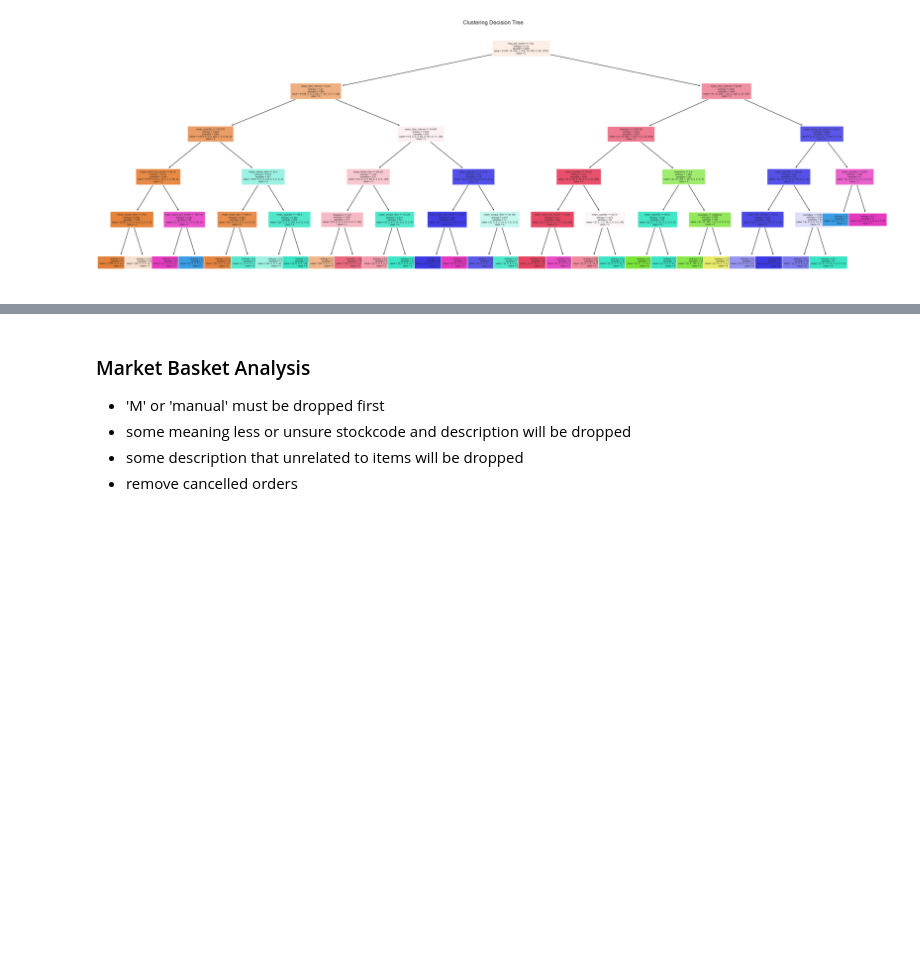
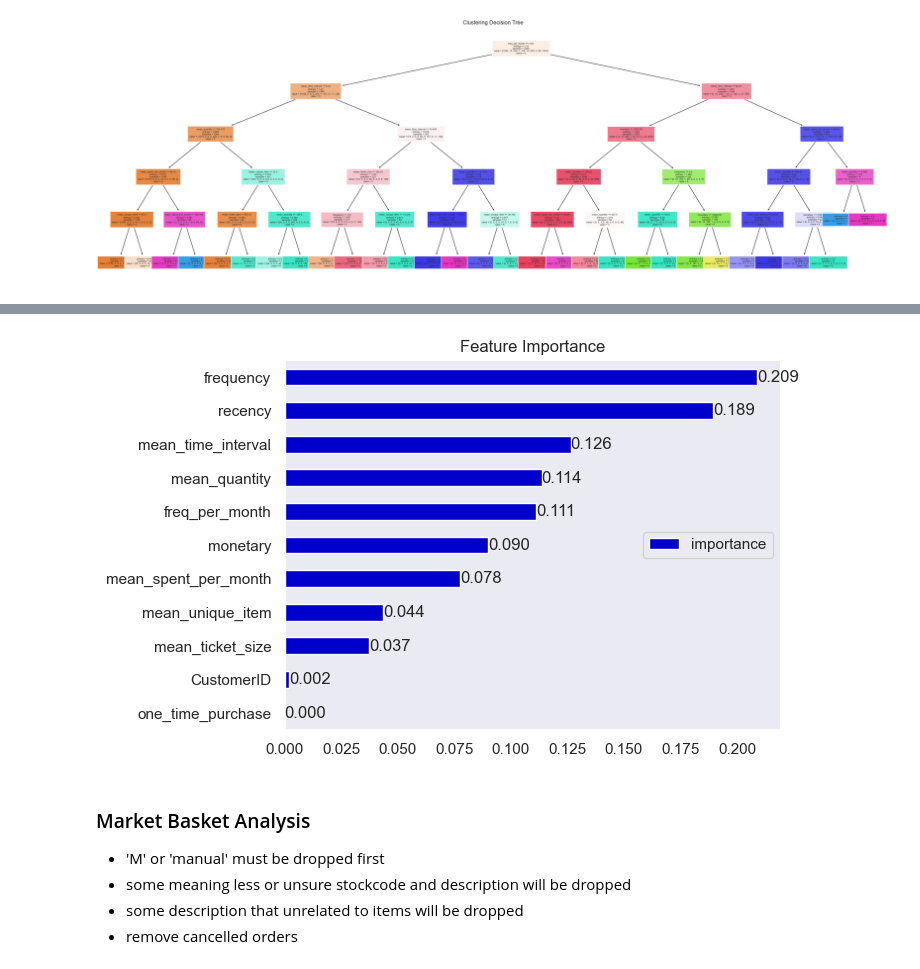
Before and after one commit to patcha-ranat/Ecommerce-Invoice-End-to-end, a Jupyter notebook: model_dev.ipynb, the cells around one changed output, grey strips where cells are left out. Cells and saved outputs as stored; diff of their text form; code cells hidden in the pictures; blank space fills up the shorter version.

```diff
--- a/model_dev.ipynb
+++ b/model_dev.ipynb
@@ -617,0 +622,18 @@ plt.show()
+# %%
+model = XGBClassifier()
+params_dist = {
+    "n_estimators": [100, 200, 300, 400],
+    "learning_rate": [0.01, 0.05, 0.1, 0.3],
+    "max_depth": [4, 5],
+}
+
+search = RandomizedSearchCV(
+    model,
+    param_distributions=params_dist,
+    cv=5,
+    scoring="accuracy",
+    verbose=1,
+    random_state=0
+)
+
+search.fit(X_train, y_train)
@@ -617,0 +676,4 @@ plt.show()
+# %%
+print(search.best_params_)
+tuned_model = XGBClassifier(**search.best_params_)
+tuned_model.fit(X_train, y_train)
@@ -618,3 +716,16 @@ plt.show()
+# %%
+feature_important = pd.DataFrame(
+    data=tuned_model.feature_importances_,
+    index=tuned_model.feature_names_in_,
+    columns=['importance']
+)
+ax = feature_important.sort_values('importance').plot(kind='barh',
+                                                      title='Feature Importance', color='mediumblue')
+ax.bar_label(ax.containers[0], fmt="%.03f")
+ax.legend(loc='right')
+plt.show()
+# %% [output]
+[figure, added]
 # %% [markdown]
 ### Market Basket Analysis
 
```
Also changed, not shown: parts of 12 cells of this notebook.
